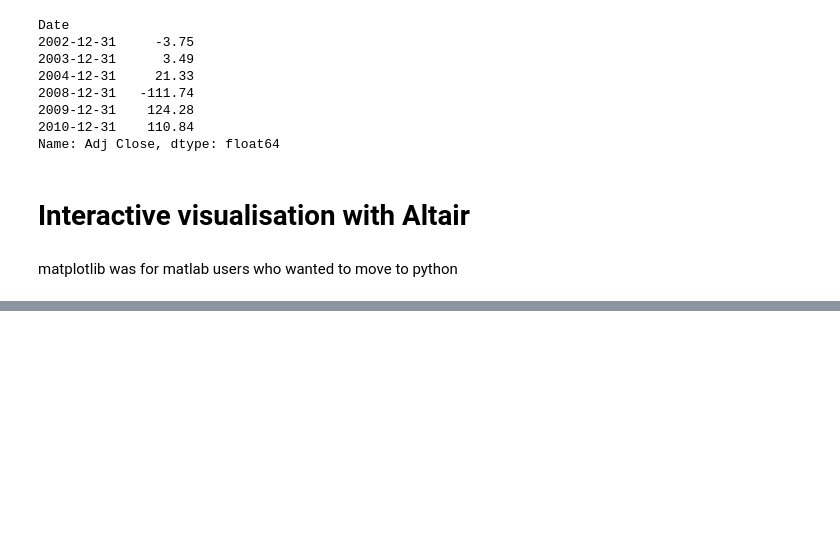
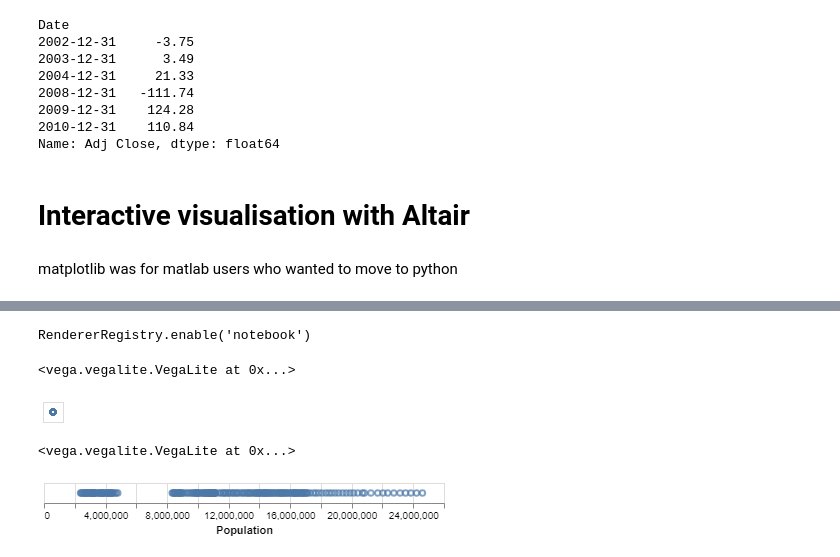
Before and after one commit to glui2/python-intermediate-workshop, a Jupyter notebook: Day 2/Workshop Day 2 .ipynb, the cells around one changed output, grey strips where cells are left out. Cells and saved outputs as stored; diff of their text form; code cells hidden in the pictures; blank space fills up the shorter version.

```diff
--- a/Day 2/Workshop Day 2 .ipynb
+++ b/Day 2/Workshop Day 2 .ipynb
@@ -128,0 +177,6 @@ matplotlib was for matlab users who wanted to move to python
+# %%
+countries_of_interest = ["Australia", "New Zealand", "Netherlands", "Greece"]
+country_populations = populations.loc[countries_of_interest, '1960':'2017']
+# %%
+pop = country_populations.reset_index().melt(id_vars="Country Name")
+pop.head()
@@ -128,0 +190,2 @@ matplotlib was for matlab users who wanted to move to python
+# %%
+pop.rename(columns={"variable": "Year", "value":"Population"}, inplace=True)
@@ -128,0 +203,19 @@ matplotlib was for matlab users who wanted to move to python
+# %%
+alt.renderers.enable('notebook')
+# %% [output]
+RendererRegistry.enable('notebook')
+# %%
+chart = alt.Chart(pop)
+# %%
+chart.mark_point() # refer to page 155
+# %% [output]
+<vega.vegalite.VegaLite at 0x...>
+[figure, added]
+# %%
+tick_chart = chart.mark_point()
+tick_chart.encode(
+    x="Population"
+)
+# %% [output]
+<vega.vegalite.VegaLite at 0x...>
+[figure, added]
```
Also changed, not shown: parts of 12 cells of this notebook.
